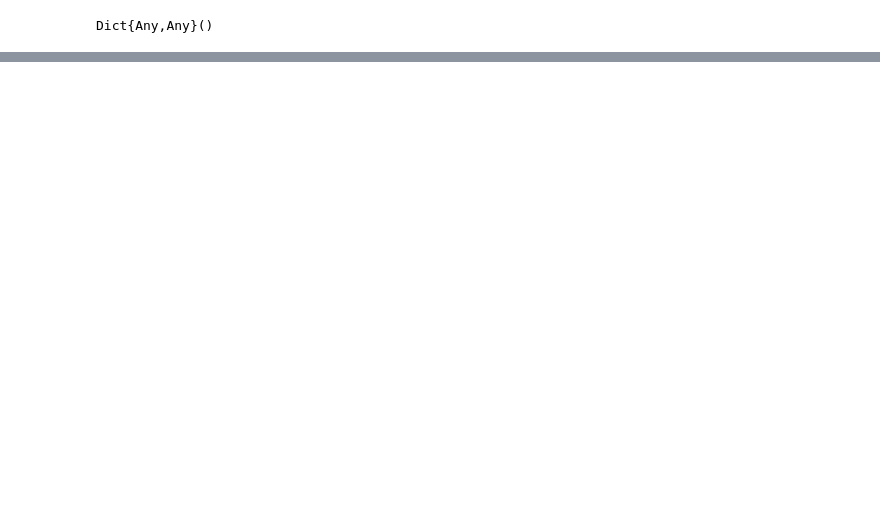
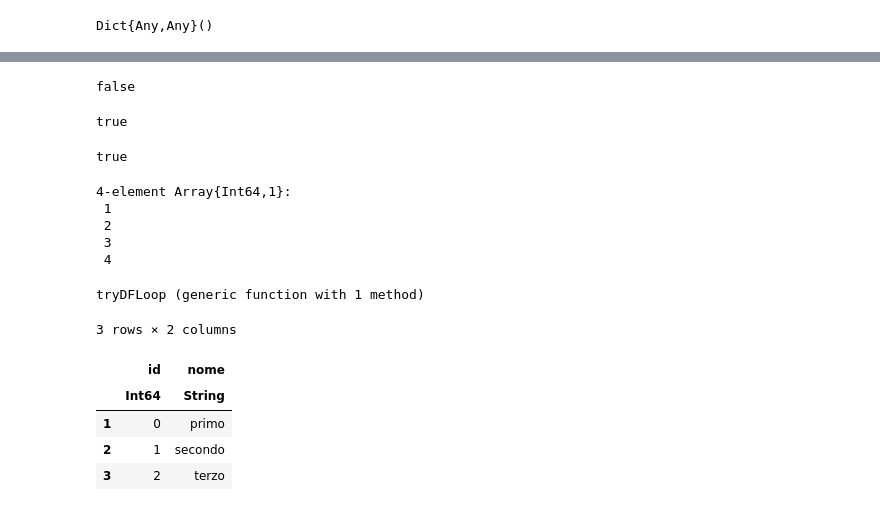
Before and after one commit to sfacca/stage-Machine-learning, a Jupyter notebook: prisma/hdf5/appunti su tools hdf5 hdf eos5.ipynb, the cells around one changed output, grey strips where cells are left out. Cells and saved outputs as stored; diff of their text form; code cells hidden in the pictures; blank space fills up the shorter version.

```diff
--- a/prisma/hdf5/appunti su tools hdf5 hdf eos5.ipynb
+++ b/prisma/hdf5/appunti su tools hdf5 hdf eos5.ipynb
@@ -218,0 +354,3 @@ No documentation found.
+# %%
+using DataFrames
+df = DataFrame(id = 1, name = "HDF5FILE", parent = missing)
@@ -218,0 +362,50 @@ No documentation found.
+# %%
+c = nothing
+c!=nothing
+# %% [output]
+false
+# %%
+c == nothing
+# %% [output]
+true
+# %%
+c=0
+c!=nothing
+# %% [output]
+true
+# %%
+myarr= [1,2,3]
+append!(myarr, 4)
+# %% [output]
+4-element Array{Int64,1}:
+ 1
+ 2
+ 3
+ 4
+# %%
+function tryDFLoop(names)
+    df = nothing
+    counter = 0
+    for name in names
+        tempdf = DataFrame(id = counter, nome = name)
+        counter = counter+1
+        if df!=nothing
+            append!(df,tempdf)
+        else
+            df = tempdf
+        end
+    end
+    df
+end
+# %% [output]
+tryDFLoop (generic function with 1 method)
+# %%
+nas = ["primo","secondo","terzo"]
+tryDFLoop(nas)
+# %% [output]
+3 rows × 2 columns
+|  | id | nome |
+|  | Int64 | String |
+| 1 | 0 | primo |
+| 2 | 1 | secondo |
+| 3 | 2 | terzo |
```
Also changed, not shown: parts of 9 cells of this notebook, 3 other files.
